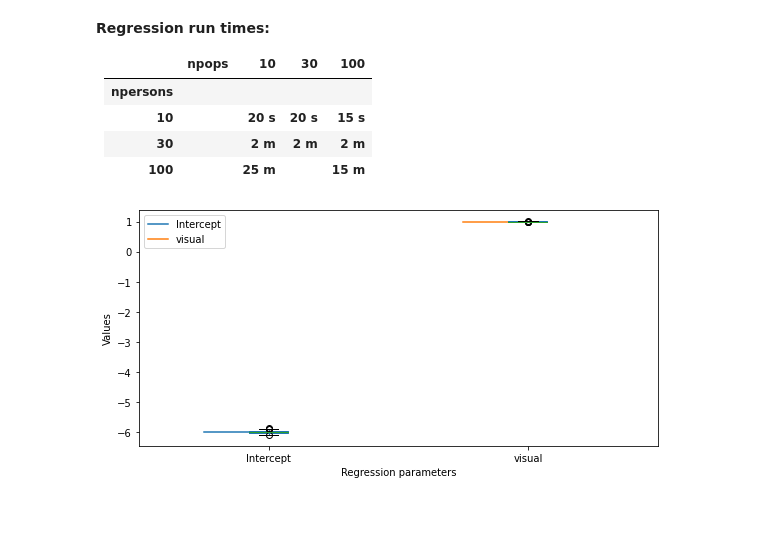
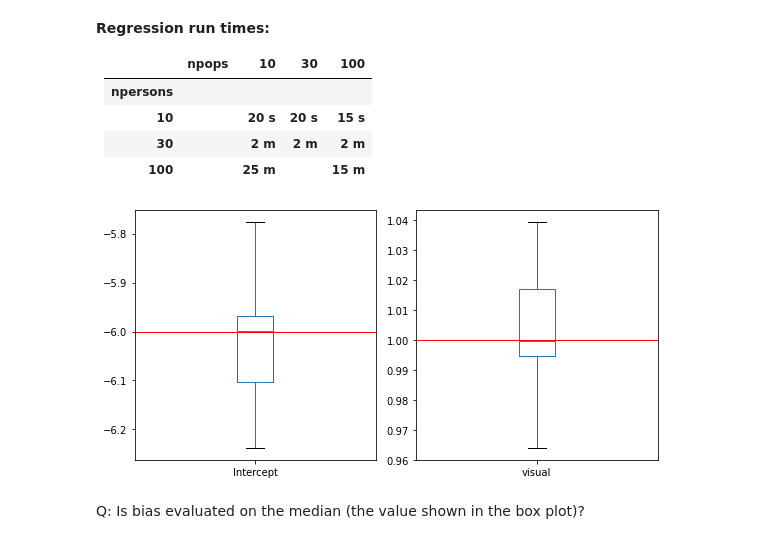
Before and after one commit to ZacharyVernec/smile, a Jupyter notebook: Simulations.ipynb, the cells around one changed output. Cells and saved outputs as stored; diff of their text form; code cells hidden in the pictures; blank space fills up the shorter version.

Commit message:
Made box_plot use multiple axes and ground truths

```diff
--- a/Simulations.ipynb
+++ b/Simulations.ipynb
@@ -97,8 +97,8 @@ plt.show()
 ## Mixed Effects Regression
 (Without sampling nor filtering)
 # %%
-npersons = 30
-npops = 30
+npersons = 10
+npops = 100
 #See run times in later markdown cell
 
 pops_noerror, pops_mulerror, pops_adderror = smile.example_populations.get_useful_poplists(npersons)
@@ -135,21 +135,19 @@ Takes 2 minutes 5 seconds to run for npersons=30, npops=30
 |**30**      |       |**2 m** | **2 m**| **2 m**|
 |**100**     |       |**25 m**|        |**15 m**|
 # %%
-ncols = 1
+ncols = 2 #number of parameters, TODO
 nrows = 1
 
-fig, axes = plt.subplots(ncols=ncols, nrows=nrows, figsize=plt.figaspect(nrows/ncols/2), sharey=True, squeeze=False)
+fig, axes = plt.subplots(ncols=ncols, nrows=nrows, figsize=plt.figaspect(nrows/ncols), sharey=False, squeeze=False)
 
 for row in range(nrows):
-    for col in range(ncols):
-        slope_mean = 1
-        intercept_mean = slope_mean * - smile.global_params.FMIN
-        axes[row, col].plot(np.linspace(0.75, 1.0, 2), np.full((2,), intercept_mean), label='Intercept')
-        axes[row, col].plot(np.linspace(1.75, 2.0, 2), np.full((2,), slope_mean), label='visual')
-        axes[row, col].legend(loc="upper left")
-        reses.plot_box(axes[row, col])
+    slope_truth = 1
+    intercept_truth = slope_truth * -smile.global_params.FMIN
+    reses.plot_box(axes[row], ground_truths=[intercept_truth, slope_truth])
 
 plt.tight_layout()
 plt.show()
 # %% [output]
-[figure, old version]
+[figure, new version]
+# %% [markdown]
+Q: Is bias evaluated on the median (the value shown in the box plot)?
```
Also changed, not shown: parts of 1 cell of this notebook, 1 other file.
